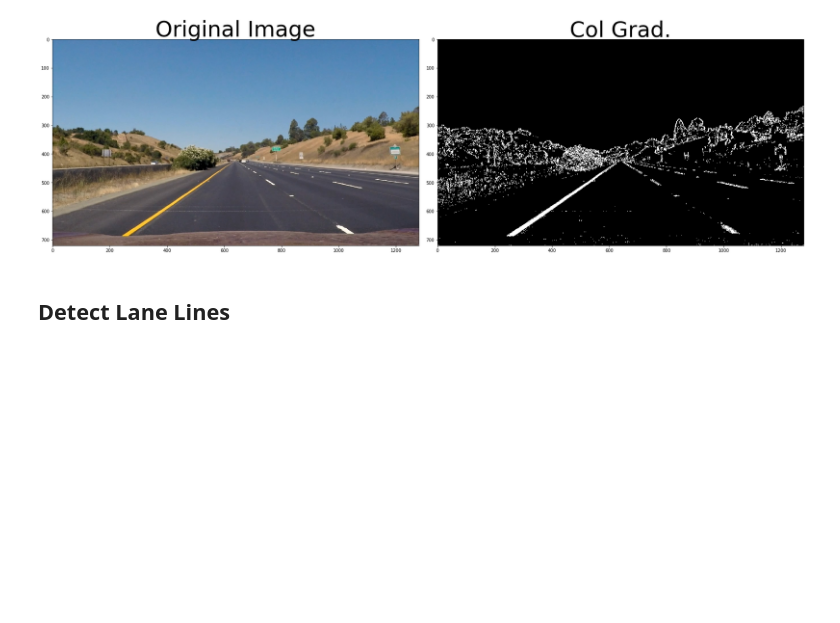
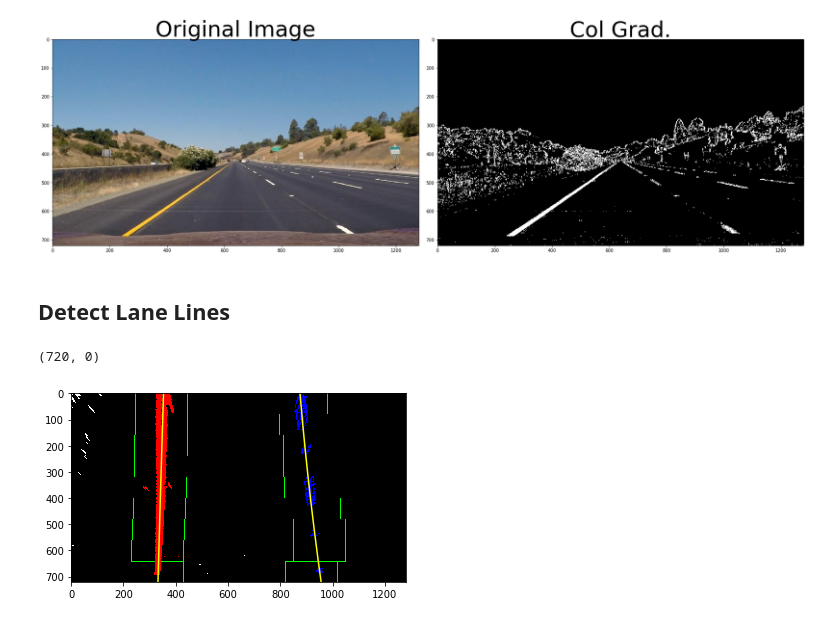
Before and after one commit to sd37/CarND-Advanced-Lane-Lines, a Jupyter notebook: solution.ipynb, the cells around one changed output. Cells and saved outputs as stored; diff of their text form; code cells hidden in the pictures; blank space fills up the shorter version.

Commit message:
lane finding basic vis

```diff
--- a/solution.ipynb
+++ b/solution.ipynb
@@ -118,7 +116,7 @@ Finished Calibration!
 ## Compute Camera Calibration Matrix and Distortion coefficients
 # %%
 def cal_undistort(img, objpoints, imgpoints):
-    gray = cv2.cvtColor(img,cv2.COLOR_BGR2GRAY)
+    gray = cv2.cvtColor(img,cv2.COLOR_RGB2GRAY)
     ret, mtx, dist, rvecs, tvecs = cv2.calibrateCamera(objpoints, imgpoints, gray.shape[::-1], None, None)
     undist = cv2.undistort(img, mtx, dist, None, mtx)
     return undist
@@ -126,6 +124,7 @@ def cal_undistort(img, objpoints, imgpoints):
 # test
 
 img = cv2.imread('./camera_cal/test_image.jpg')
+img = cv2.cvtColor(img,cv2.COLOR_BGR2RGB)
 undistorted = cal_undistort(img, objpoints, imgpoints)
 
 f, (ax1, ax2) = plt.subplots(1, 2, figsize=(24, 9))
@@ -323,0 +423,26 @@ plt.subplots_adjust(left=0., right=1, top=0.9, bottom=0.)
+# %%
+# test detect lane lines
+# Generate x and y values for plotting
+img = cv2.imread('./test_images/straight_lines1.jpg')
+img = cv2.cvtColor(img,cv2.COLOR_BGR2RGB)
+
+img = cal_undistort(img, objpoints, imgpoints)
+col_grad_b = combined_grad_color_binary(img)
+binary_warped,M = gen_birds_eye_view(col_grad_b)
+left_fit, right_fit, out_img, nonzerox, nonzeroy, left_lane_inds, right_lane_inds = detect_lane_lines(binary_warped, details=True)
+
+
+ploty = np.linspace(0, binary_warped.shape[0]-1, binary_warped.shape[0] )
+left_fitx = left_fit[0]*ploty**2 + left_fit[1]*ploty + left_fit[2]
+right_fitx = right_fit[0]*ploty**2 + right_fit[1]*ploty + right_fit[2]
+
+out_img[nonzeroy[left_lane_inds], nonzerox[left_lane_inds]] = [255, 0, 0]
+out_img[nonzeroy[right_lane_inds], nonzerox[right_lane_inds]] = [0, 0, 255]
+plt.imshow(out_img)
+plt.plot(left_fitx, ploty, color='yellow')
+plt.plot(right_fitx, ploty, color='yellow')
+plt.xlim(0, 1280)
+plt.ylim(720, 0)
+# %% [output]
+(720, 0)
+[figure, added]
```
Also changed, not shown: parts of 2 cells of this notebook.
